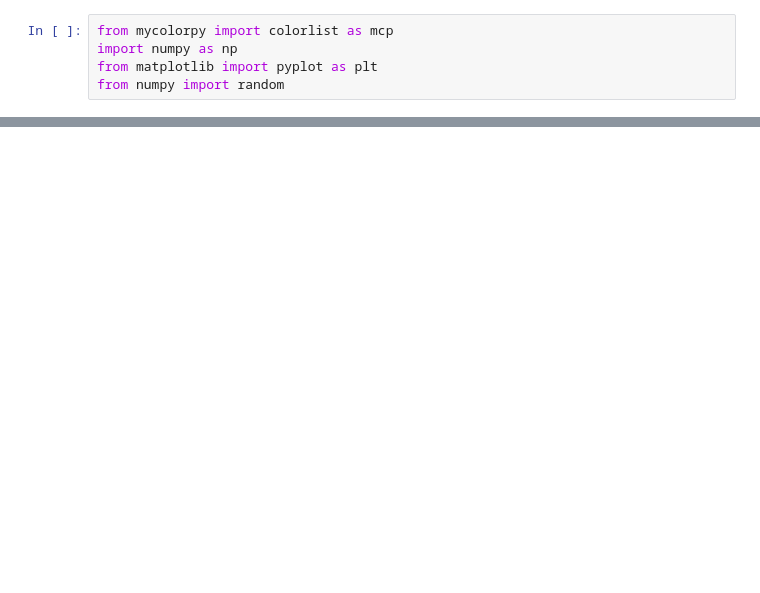
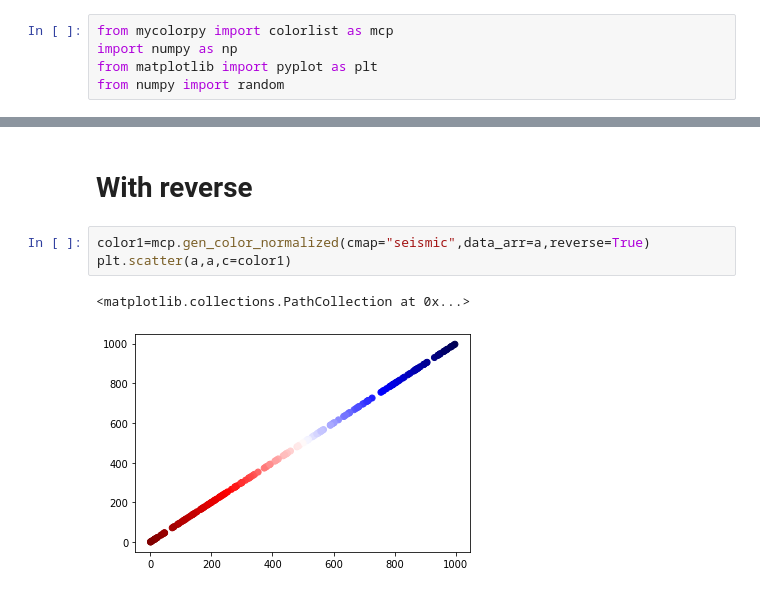
Before and after one commit to binodbhttr/mycolorpy, a Jupyter notebook: usage_example.ipynb, the cells around one changed output, grey strips where cells are left out. Cells and saved outputs as stored; diff of their text form; blank space fills up the shorter version.

```diff
--- a/usage_example.ipynb
+++ b/usage_example.ipynb
@@ -55,0 +35,8 @@ plt.scatter(color3,color3,c=color3)
+# %% [markdown]
+# With reverse
+# %%
+color1=mcp.gen_color_normalized(cmap="seismic",data_arr=a,reverse=True)
+plt.scatter(a,a,c=color1)
+# %% [output]
+<matplotlib.collections.PathCollection at 0x...>
+[figure, added]
```
Also changed, not shown: parts of 6 cells of this notebook, 5 other files.
